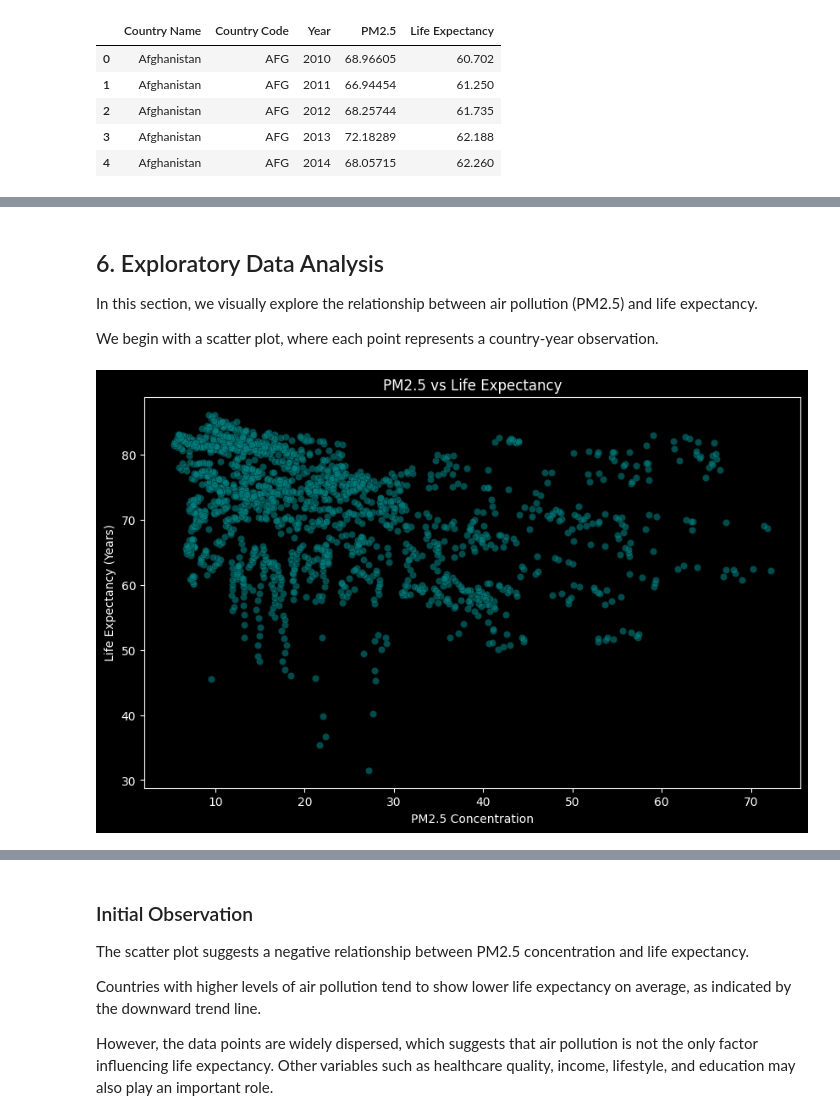
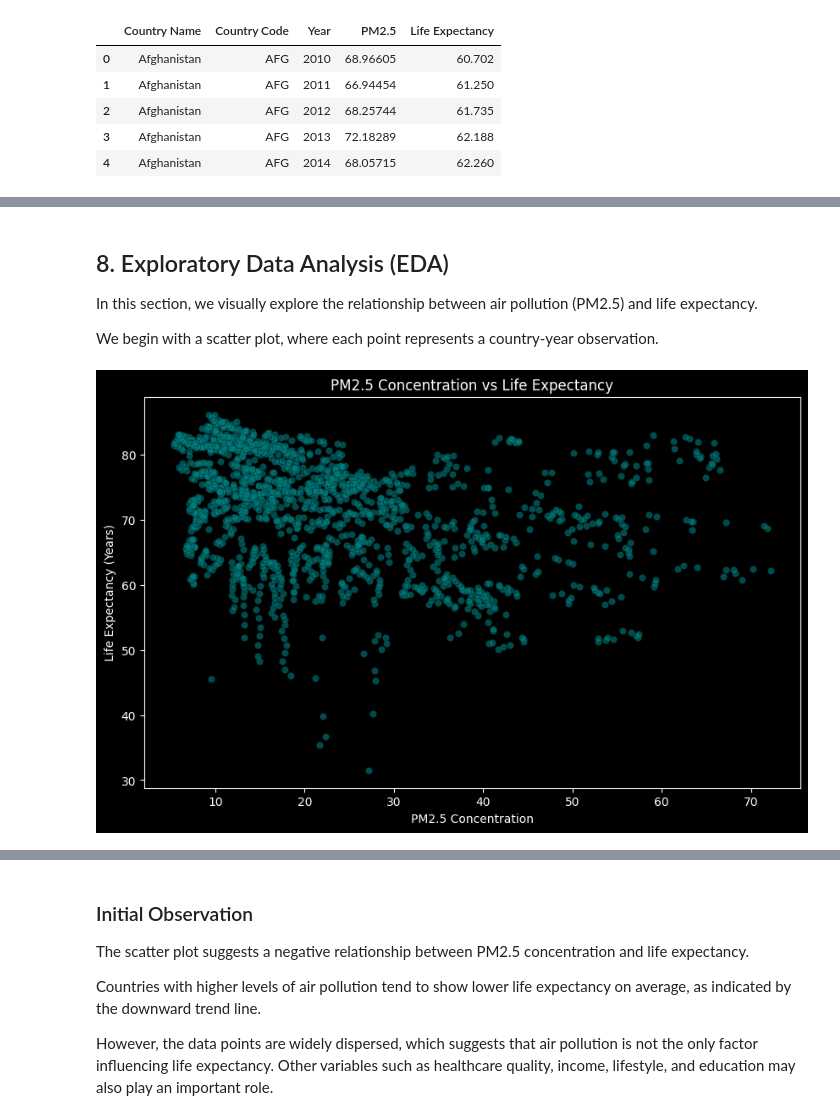
Before and after one commit to Enarb1/air-pollution-health-impact, a Jupyter notebook: notebooks/air_polution_health_impact_project.ipynb, the cells around one changed output, grey strips where cells are left out. Cells and saved outputs as stored; diff of their text form; code cells hidden in the pictures.

```diff
--- a/notebooks/air_polution_health_impact_project.ipynb
+++ b/notebooks/air_polution_health_impact_project.ipynb
@@ -477,5 +568,5 @@ Each row represents a country-year observation, allowing direct comparison betwe
 # %% [markdown]
-## 6. Exploratory Data Analysis
+## 8. Exploratory Data Analysis (EDA)
 
 In this section, we visually explore the relationship between air pollution (PM2.5) and life expectancy.
 
@@ -483,20 +574,20 @@ We begin with a scatter plot, where each point represents a country-year observa
 # %%
 plt.figure(figsize=(10, 6))
 plt.scatter(
     merged_df['PM2.5'],
     merged_df['Life Expectancy'],
     alpha=0.6,
     color='teal',
     edgecolor='black',
     linewidth=0.3
 )
 
 plt.xlabel('PM2.5 Concentration')
 plt.ylabel('Life Expectancy (Years)')
-plt.title('PM2.5 vs Life Expectancy')
+plt.title('PM2.5 Concentration vs Life Expectancy')
 plt.show()
 # %% [output]
-[figure, old version]
+[figure, new version]
 # %%
 # With Trend Line
 
```
Also changed, not shown: parts of 58 cells of this notebook.
